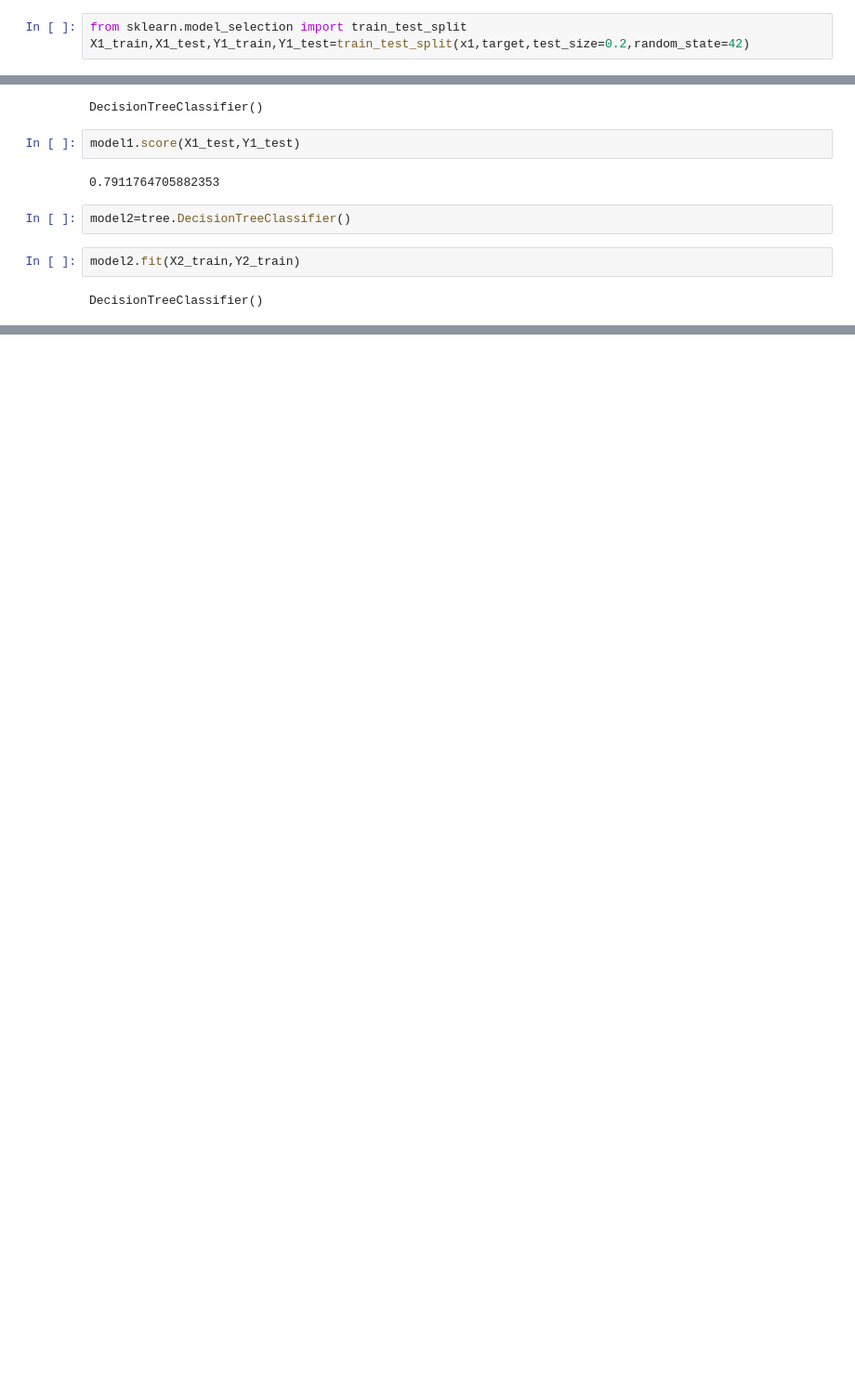
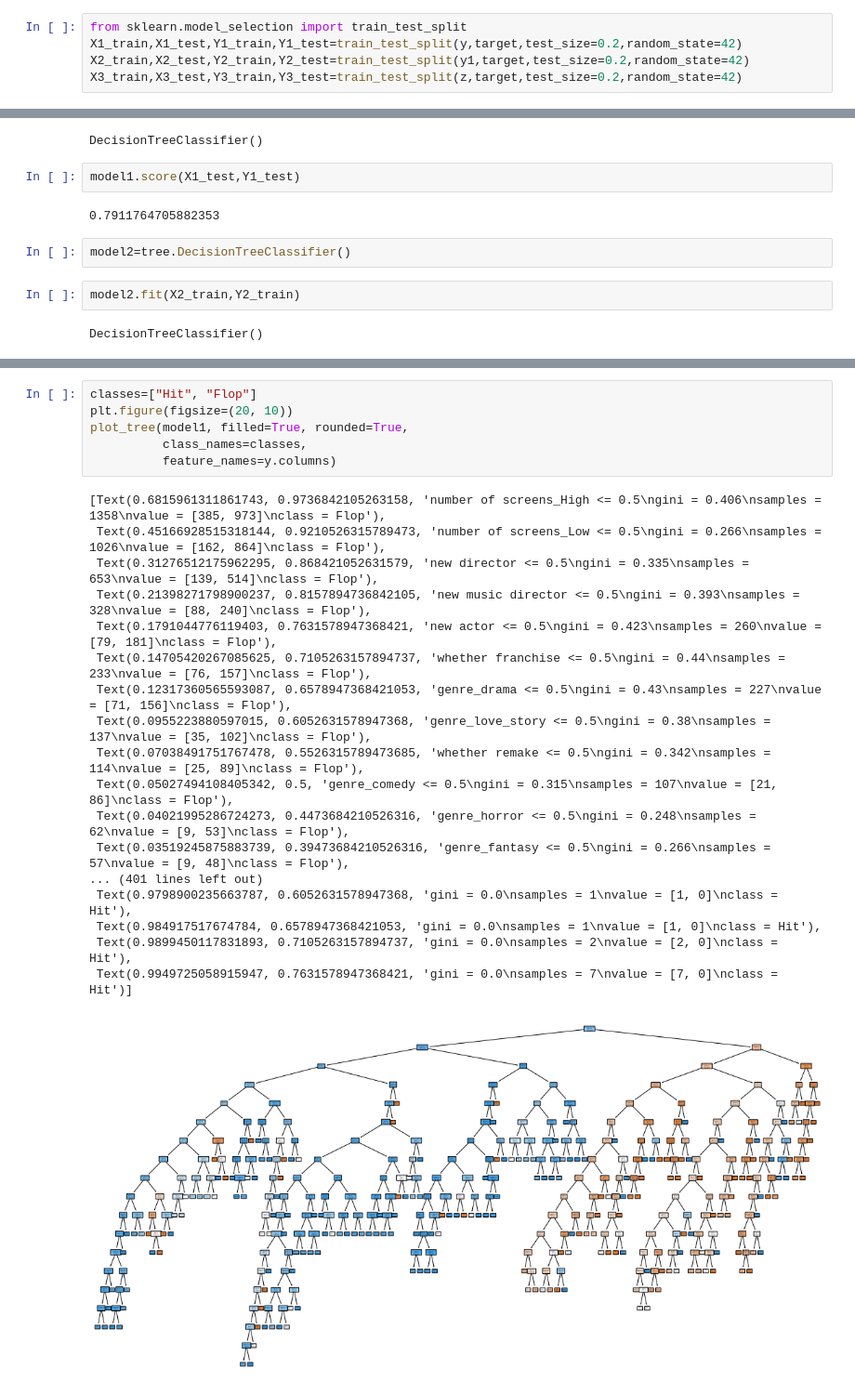
Before and after one commit to shreyanc07/comparitive-analysis-of-decision-tree-and-naive-bayes-model-for-classification, a Jupyter notebook: src/DMML_TASK_2/preprocessing.ipynb, the cells around one changed output, grey strips where cells are left out. Shown at 93% size. Saved outputs shown, nothing was run; the diff lists cells and outputs as text; blank space fills up the shorter version.

```diff
--- a/src/DMML_TASK_2/preprocessing.ipynb
+++ b/src/DMML_TASK_2/preprocessing.ipynb
@@ -395,4 +340,6 @@ Splitting Data into Train and Test:
 target=pd.DataFrame(x[14])
 # %%
 from sklearn.model_selection import train_test_split
-X1_train,X1_test,Y1_train,Y1_test=train_test_split(x1,target,test_size=0.2,random_state=42)
+X1_train,X1_test,Y1_train,Y1_test=train_test_split(y,target,test_size=0.2,random_state=42)
+X2_train,X2_test,Y2_train,Y2_test=train_test_split(y1,target,test_size=0.2,random_state=42)
+X3_train,X3_test,Y3_train,Y3_test=train_test_split(z,target,test_size=0.2,random_state=42)
@@ -425,0 +378,25 @@ model2.score(X2_test,Y2_test)
+# %%
+classes=["Hit", "Flop"]
+plt.figure(figsize=(20, 10))
+plot_tree(model1, filled=True, rounded=True,
+          class_names=classes,
+          feature_names=y.columns)
+# %% [output]
+[Text(0.6815961311861743, 0.9736842105263158, 'number of screens_High <= 0.5\ngini = 0.406\nsamples = 1358\nvalue = [385, 973]\nclass = Flop'),
+ Text(0.45166928515318144, 0.9210526315789473, 'number of screens_Low <= 0.5\ngini = 0.266\nsamples = 1026\nvalue = [162, 864]\nclass = Flop'),
+ Text(0.31276512175962295, 0.868421052631579, 'new director <= 0.5\ngini = 0.335\nsamples = 653\nvalue = [139, 514]\nclass = Flop'),
+ Text(0.21398271798900237, 0.8157894736842105, 'new music director <= 0.5\ngini = 0.393\nsamples = 328\nvalue = [88, 240]\nclass = Flop'),
+ Text(0.1791044776119403, 0.7631578947368421, 'new actor <= 0.5\ngini = 0.423\nsamples = 260\nvalue = [79, 181]\nclass = Flop'),
+ Text(0.14705420267085625, 0.7105263157894737, 'whether franchise <= 0.5\ngini = 0.44\nsamples = 233\nvalue = [76, 157]\nclass = Flop'),
+ Text(0.12317360565593087, 0.6578947368421053, 'genre_drama <= 0.5\ngini = 0.43\nsamples = 227\nvalue = [71, 156]\nclass = Flop'),
+ Text(0.0955223880597015, 0.6052631578947368, 'genre_love_story <= 0.5\ngini = 0.38\nsamples = 137\nvalue = [35, 102]\nclass = Flop'),
+ Text(0.07038491751767478, 0.5526315789473685, 'whether remake <= 0.5\ngini = 0.342\nsamples = 114\nvalue = [25, 89]\nclass = Flop'),
+ Text(0.05027494108405342, 0.5, 'genre_comedy <= 0.5\ngini = 0.315\nsamples = 107\nvalue = [21, 86]\nclass = Flop'),
+ Text(0.04021995286724273, 0.4473684210526316, 'genre_horror <= 0.5\ngini = 0.248\nsamples = 62\nvalue = [9, 53]\nclass = Flop'),
+ Text(0.03519245875883739, 0.39473684210526316, 'genre_fantasy <= 0.5\ngini = 0.266\nsamples = 57\nvalue = [9, 48]\nclass = Flop'),
+... (401 lines left out)
+ Text(0.9798900235663787, 0.6052631578947368, 'gini = 0.0\nsamples = 1\nvalue = [1, 0]\nclass = Hit'),
+ Text(0.984917517674784, 0.6578947368421053, 'gini = 0.0\nsamples = 1\nvalue = [1, 0]\nclass = Hit'),
+ Text(0.9899450117831893, 0.7105263157894737, 'gini = 0.0\nsamples = 2\nvalue = [2, 0]\nclass = Hit'),
+ Text(0.9949725058915947, 0.7631578947368421, 'gini = 0.0\nsamples = 7\nvalue = [7, 0]\nclass = Hit')]
+[figure, added]
```
Also changed, not shown: parts of 50 cells of this notebook.
